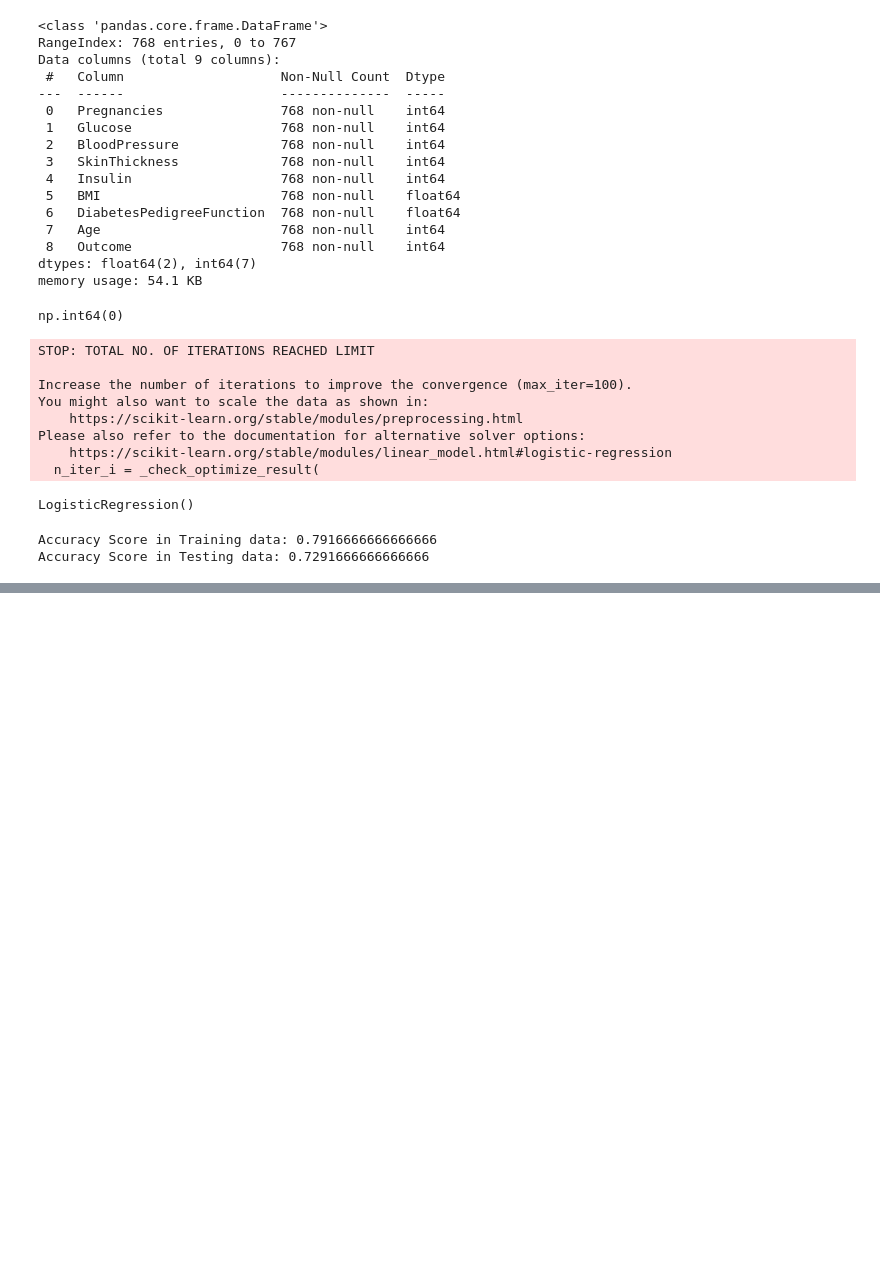
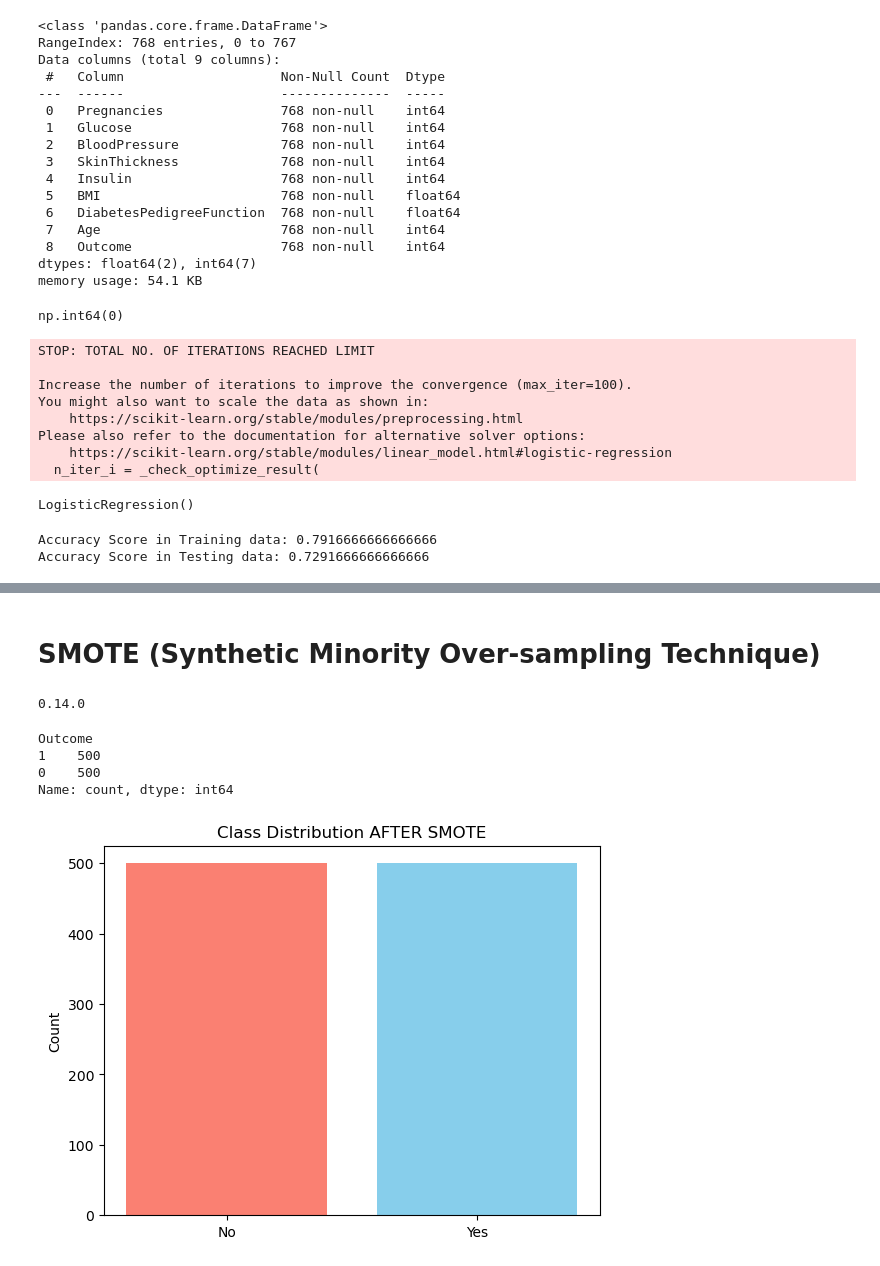
Before and after one commit to jahanzeb-Ali/AI-and-Data-Science, a Jupyter notebook: ML/Classification(Logistic Regression).ipynb, the cells around one changed output, grey strips where cells are left out. Cells and saved outputs as stored; diff of their text form; code cells hidden in the pictures; blank space fills up the shorter version.

```diff
--- a/ML/Classification(Logistic Regression).ipynb
+++ b/ML/Classification(Logistic Regression).ipynb
@@ -93,0 +211,8 @@ data.corr()
+# %% [markdown]
+# SMOTE (Synthetic Minority Over-sampling Technique)
+# %%
+# check version number
+import imblearn
+print(imblearn.__version__)
+# %% [output]
+0.14.0
@@ -93,0 +221,18 @@ data.corr()
+# %%
+smote = SMOTE(sampling_strategy='minority', random_state=42)
+X, y = smote.fit_resample(X, y)
+y.value_counts()
+# %% [output]
+Outcome
+1    500
+0    500
+Name: count, dtype: int64
+# %%
+plt.bar(y_train_sm.value_counts().index, y_train_sm.value_counts().values,
+        color=['skyblue','salmon'])
+plt.xticks([0,1], ['No', 'Yes'])
+plt.ylabel("Count")
+plt.title("Class Distribution AFTER SMOTE")
+plt.show()
+# %% [output]
+[figure, added]
```
Also changed, not shown: parts of 22 cells of this notebook.
